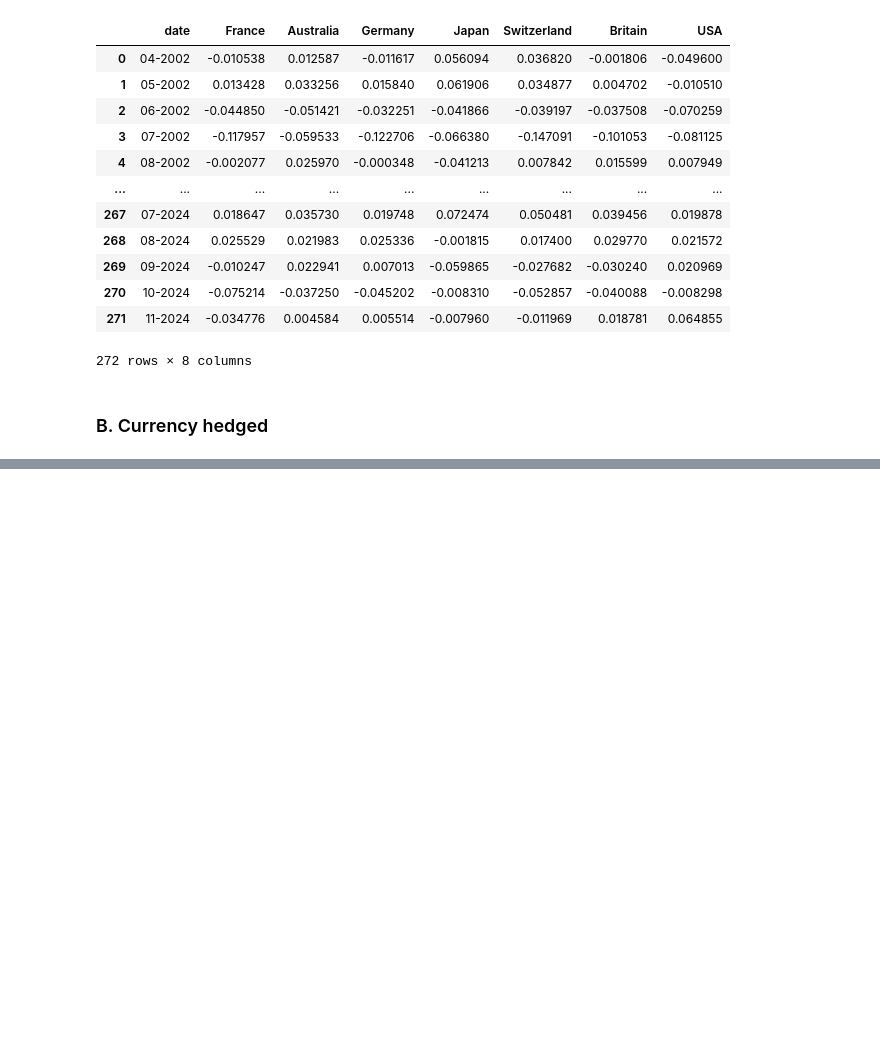
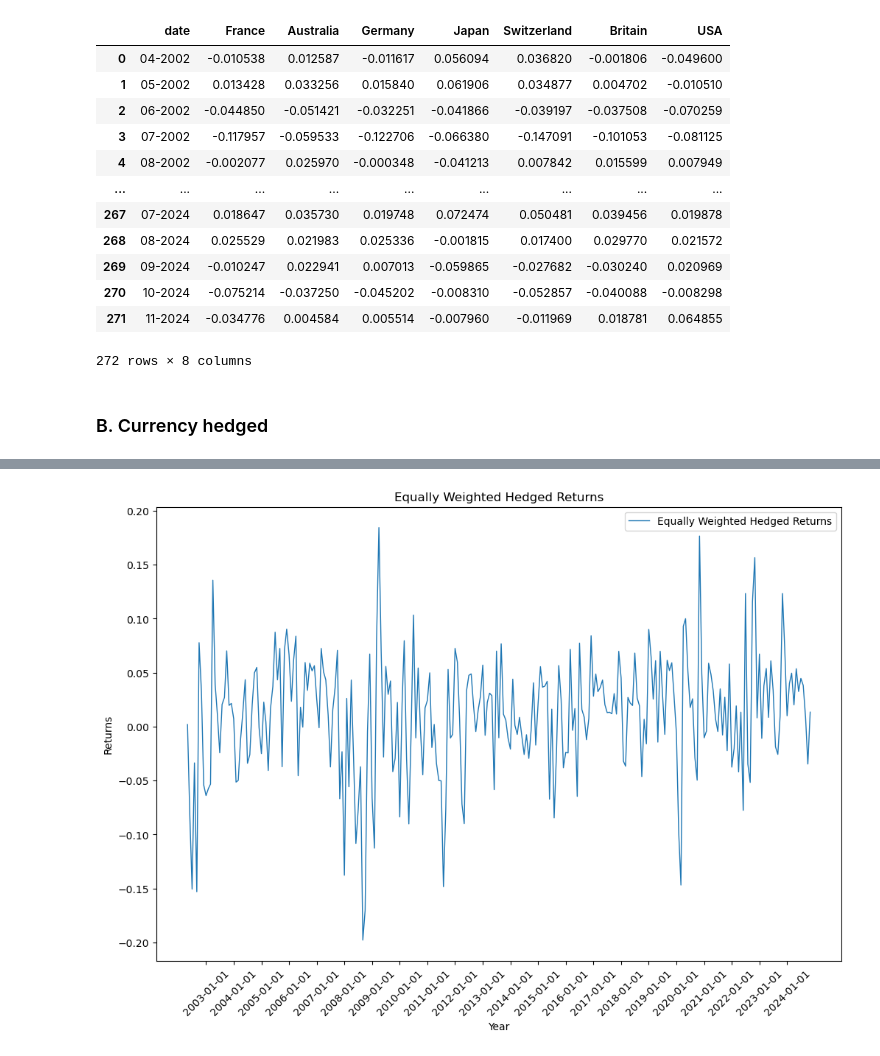
Before and after one commit to pherb127/Investments-Data, a Jupyter notebook: Investments.ipynb, the cells around one changed output, grey strips where cells are left out. Drawn from its saved outputs; the diff is of its cells as text; code cells hidden in the pictures; blank space fills up the shorter version.

```diff
--- a/Investments.ipynb
+++ b/Investments.ipynb
@@ -315,0 +354,10 @@ plt.show()
+# %%
+# hedged returns
+equally_weighted_hedged = pd.DataFrame()
+equally_weighted_hedged['date'] = hedged_returns['date']
+equally_weighted_hedged['returns'] = hedged_returns.drop(columns='date').sum(axis=1)/6
+
+display(equally_weighted_hedged.returns.describe())
+
+sharpe_ratio = equally_weighted_hedged['returns'].mean() / equally_weighted_hedged['returns'].std() #assuning excess returns
+print("Sharpe Ratio of Equally Weighted Hedged:", sharpe_ratio)
@@ -315,0 +375,15 @@ plt.show()
+# %%
+fig, ax = plt.subplots(figsize=(12, 8))
+
+ax.plot(equally_weighted_hedged['date'], equally_weighted_hedged['returns'], linestyle='-', linewidth=1, label='Equally Weighted Hedged Returns')
+
+ax.set_xticks(pd.date_range(start=equally_weighted_hedged['date'].min(), end=equally_weighted_hedged['date'].max(), freq='YS'))
+ax.tick_params(axis='x', rotation=45)
+
+ax.set_title('Equally Weighted Hedged Returns')
+ax.set_xlabel('Year')
+ax.set_ylabel('Returns')
+ax.legend()
+plt.show()
+# %% [output]
+[figure, added]
```
Also changed, not shown: parts of 18 cells of this notebook, 2 other files.
